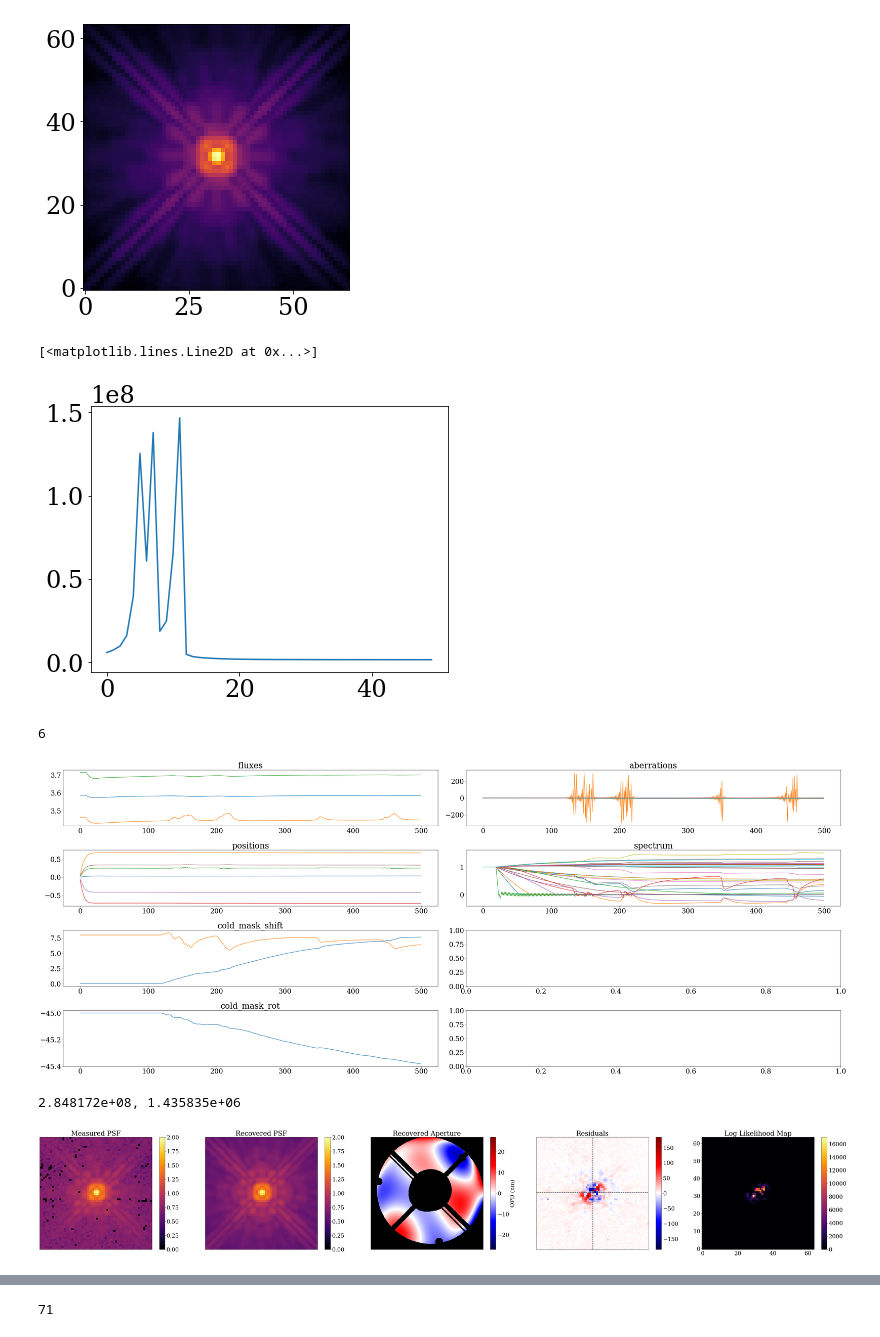
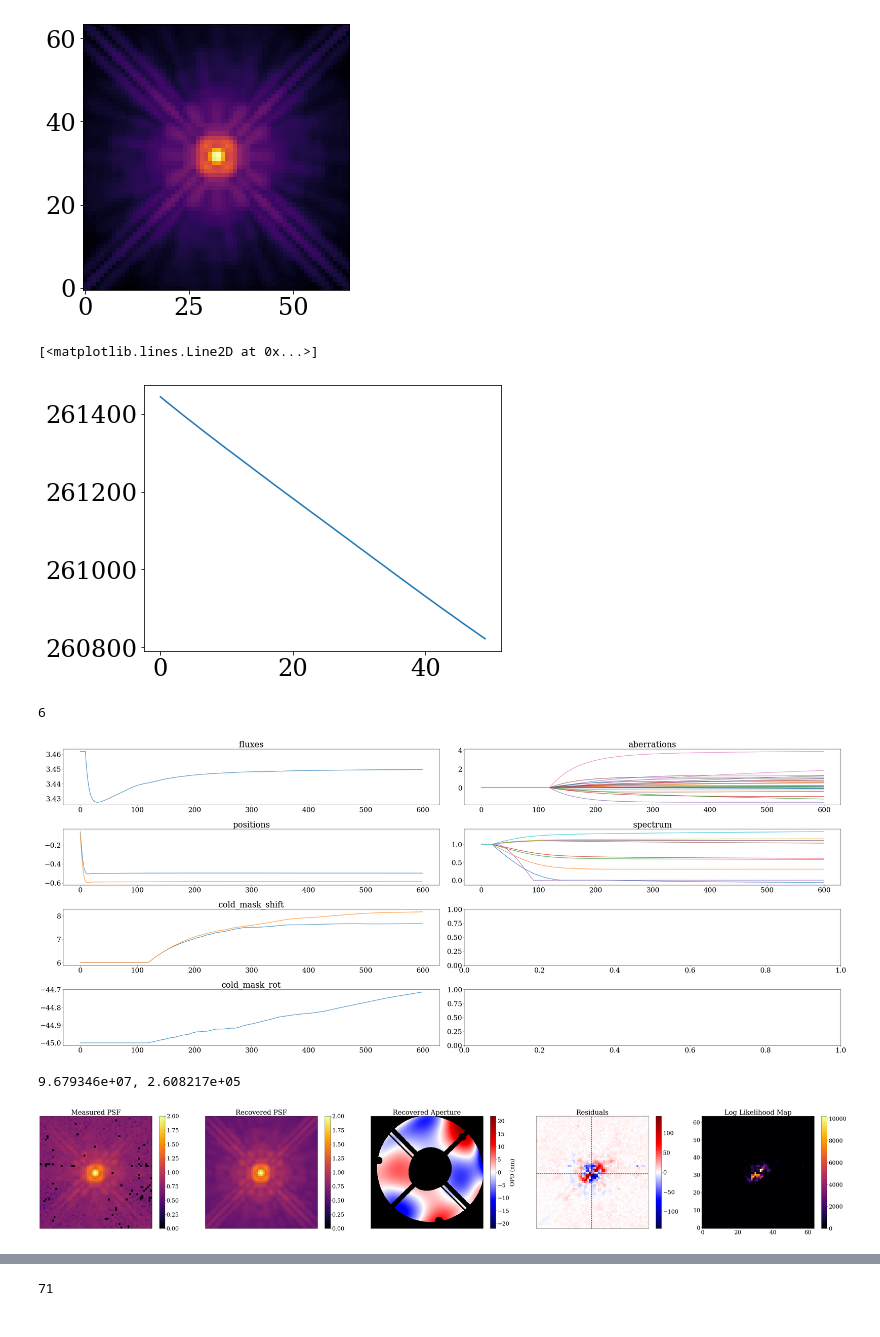
Before and after one commit to h-greer/hubble, a Jupyter notebook: notebooks/spectra.ipynb, the cells around one changed output, grey strips where cells are left out. Cells and saved outputs as stored; diff of their text form; code cells hidden in the pictures.

```diff
--- a/notebooks/spectra.ipynb
+++ b/notebooks/spectra.ipynb
@@ -61,6 +61,7 @@ wid = 64
 oversample = 4
 
 nwavels = 10
+npoly=30
 
 optics = NICMOSOptics(512, wid, oversample)
 
@@ -75,14 +76,15 @@ ddir = "../data/MAST_2024-09-22T03_37_01.724Z/HST/"
 
 exposures = [
 
-    exposure_from_file(ddir + 'n8yj03tgq_cal.fits', SinglePointSpectrumFit(nwavels), crop=wid),
+    #exposure_from_file(ddir + 'n8yj03tgq_cal.fits', SinglePointSpectrumFit(nwavels), crop=wid),
 
-    exposure_from_file(ddir + 'n8yj02wyq_cal.fits', SinglePointSpectrumFit(nwavels), crop=wid),
+    #exposure_from_file(ddir + 'n8yj02wyq_cal.fits', SinglePointSpectrumFit(nwavels), crop=wid),
     #exposure_from_file(ddir + 'n8yj02x0q_cal.fits', SinglePointSpectrumFit(nwavels), crop=wid),
 
     #exposure_from_file(fname, SinglePointFit(), crop=wid),
     exposure_from_file(ddir + 'n8yj53vfq_cal.fits', SinglePointSpectrumFit(nwavels), crop=wid),
-    #exposure_from_file(ddir + 'n8yj03tiq_cal.fits', SinglePointFit(), crop=wid),
+    #exposure_from_file(ddir + 'n8yj53vfq_cal.fits', SinglePointFit(), crop=wid),
+    #exposure_from_file(ddir + 'n8yj03tiq_cal.fits', SinglePointSpectrumFit(nwavels), crop=wid),
 
 ]
 # %% [output]
@@ -152,12 +148,17 @@ params = {
 for exp in exposures:
     params["positions"][exp.fit.get_key(exp, "positions")] = np.asarray([0.,0.])
     params["fluxes"][exp.fit.get_key(exp, "fluxes")] = np.log10(np.nansum(exp.data))
+
     params["spectrum"][exp.fit.get_key(exp, "spectrum")] = np.ones(nwavels)#.at[0].set(1)
+
+    #params["spectrum"][exp.fit.get_key(exp, "spectrum")] = np.ones(npoly)#.at[0].set(1)
+
+
     params["aberrations"][exp.fit.get_key(exp, "aberrations")] = np.zeros(26)
     #params["breathing"][exp.fit.get_key(exp, "breathing")] = np.zeros(19) + 0.1
     #params["start_aberrations"][exp.fit.get_key(exp, "start_aberrations")] = np.zeros(19)#jr.uniform(jr.key(0), (8,),minval=-4e-8, maxval=4e-8) #np.asarray([-8.59023084e-10,  1.77049982e-09, -4.45293089e-09, -3.70890613e-08,2.03658617e-08,  1.08092528e-08, -2.77077727e-09,  1.86458672e-09])*0.9#jr.uniform(jr.key(0), (8,),minval=-2e-8, maxval=2e-8)#np.zeros(8)#np.ones(8)*1e-8
     #params["end_aberrations"][exp.fit.get_key(exp, "start_aberrations")] = np.zeros(19)
-    params["cold_mask_shift"][exp.fit.get_key(exp, "cold_mask_shift")] = np.asarray([-0.06, 0.06])*1e2
+    params["cold_mask_shift"][exp.fit.get_key(exp, "cold_mask_shift")] = -np.asarray([-0.06, -0.06])*1e2
     params["cold_mask_rot"][exp.fit.get_key(exp, "cold_mask_rot")] = -45.
     params["cold_mask_scale"][exp.fit.get_key(exp, "cold_mask_scale")] = np.asarray([1.,1.])
     params["cold_mask_shear"][exp.fit.get_key(exp, "cold_mask_shear")] = np.asarray([0.,0.])
@@ -231,7 +230,8 @@ things = {
     #"primary_rot": opt(g*100, 150),
     #"primary_shear": opt(g*100, 150),
     "aberrations": opt(g*1.5,120),
-    "spectrum": opt(g*0.1, 20),
+    "spectrum": opt(g*0.3, 20),
+    #"spectrum": opt(g*0.01, 20),
     #"softening": opt(g*1e3, 200),
     #"breathing": opt(g*1000,150),
     #"rot": opt(g*100, 50),
@@ -323,7 +323,7 @@ optim, opt_state = zdx.get_optimiser(
 
 
 losses, models = [], []
-for i in tqdm(range(500)):
+for i in tqdm(range(600)):
     loss, grads = loss_fn(params,exposures)
     grads = jtu.tree_map(lambda x, y: x * np.abs(y), grads, ModelParams(lrs.params))
     updates, opt_state = optim.update(grads, opt_state)
@@ -332,6 +332,8 @@ for i in tqdm(range(500)):
     #if i == 200:
     #    params.set("softening", 0.2)
 
+    #params = params.set("spectrum.U10764_F110W", params.get("spectrum.U10764_F110W")/np.sum(params.get("spectrum.U10764_F110W")))
+
     models.append(params)
     losses.append(loss)
 # %%
@@ -340,7 +342,7 @@ for i in tqdm(range(500)):
 plt.plot(losses[-50:])
 # %% [output]
 [<matplotlib.lines.Line2D at 0x...>]
-[figure, old version]
+[figure, new version]
 # %%
 xw = 4
 yw = int(np.ceil(len(groups)/xw))
@@ -381,7 +383,7 @@ for i, param in enumerate(groups):
 fig.tight_layout()
 # %% [output]
 6
-[figure, old version]
+[figure, new version]
 # %%
 #for exp in exposures:
 #    params = params.set("aberrations."+exp.fit.get_key(exp, "aberrations"), -params.get("aberrations."+exp.fit.get_key(exp, "aberrations")))
@@ -397,7 +399,7 @@ cmap.set_bad('k',1)
 
 #vm = max(np.max(cropped_data),np.max(telescope.model()))
 
-exp = exposures[2]
+exp = exposures[0]
 
 
 model = params.inject(model)
@@ -430,32 +432,32 @@ olim = np.max(np.abs(opd))
 apt =axs[2].imshow(support_mask*opd,cmap=cmap,vmin=-olim, vmax=olim)
 plt.colorbar(apt, ax=axs[2]).set_label("OPD (nm)")
 #axs[4].imshow(telescope.detector.pixel_response.pixel_response)
 resid = (exp.data - exp.fit(model,exp))/exp.err
 rlim = np.nanmax(np.abs(resid))
 resid=axs[3].imshow(resid, cmap='seismic',vmin=-rlim, vmax=rlim)
 plt.colorbar(resid,ax=axs[3])
 
 axs[3].axvline((wid-1)/2 + params.get(exp.map_param("positions"))[0], color='k',linestyle='--')
 axs[3].axhline((wid-1)/2 + params.get(exp.map_param("positions"))[1], color='k',linestyle='--')
 
 
 lpdf = posterior(model,exp,return_im=True)#*nanmap
 lpd = axs[4].imshow(lpdf)
 plt.colorbar(lpd, ax=axs[4])
 
 axs[0].set_title("Measured PSF")
 axs[1].set_title("Recovered PSF")
 axs[2].set_title("Recovered Aperture")
 axs[3].set_title("Residuals")
 axs[4].set_title("Log Likelihood Map")
 
 for i in range(4):
     axs[i].set_xticks([])
     axs[i].set_yticks([])
 
 #axs[1].imshow(telescope.optics.aberrations.eval_basis(coords)*1e9)
 plt.show()
 #plt.imshow(np.abs(telescope.model()-cropped_data)**0.25)
 # %% [output]
-2.848172e+08, 1.435835e+06
+9.679346e+07, 2.608217e+05
-[figure, old version]
+[figure, new version]
```
Also changed, not shown: parts of 31 cells of this notebook, 3 other files.
